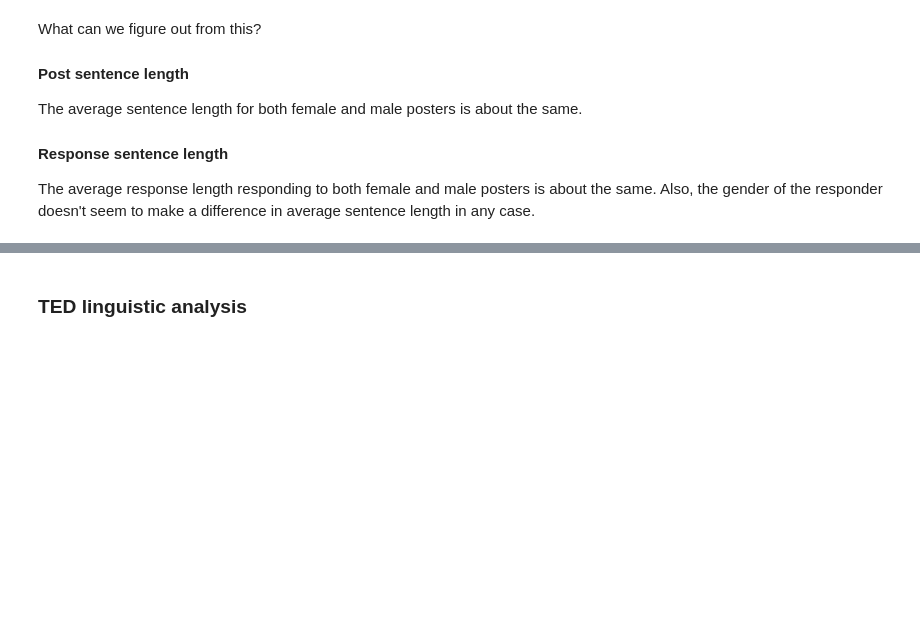
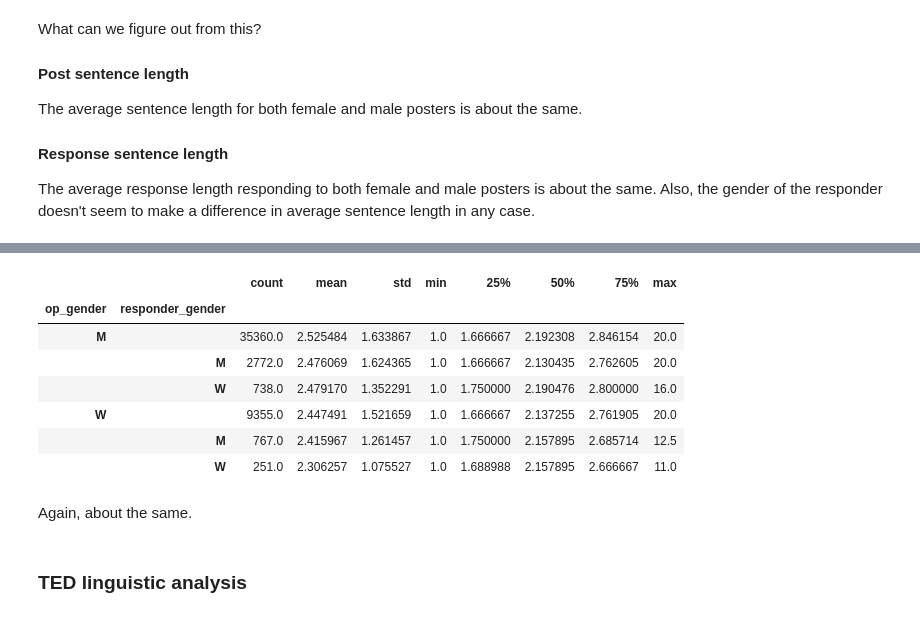
Before and after one commit to Data-Science-for-Linguists-2019/Gendered-Interaction-Online, a Jupyter notebook: main_analysis.ipynb, the cells around one changed output, grey strips where cells are left out. Drawn from its saved outputs; the diff is of its cells as text; code cells hidden in the pictures; blank space fills up the shorter version.

```diff
--- a/main_analysis.ipynb
+++ b/main_analysis.ipynb
@@ -914,3 +1019,9 @@ The average sentence length for both female and male posters is about the same.
 #### Response sentence length
 
 The average response length responding to both female and male posters is about the same. Also, the gender of the responder doesn't seem to make a difference in average sentence length in any case.
+# %%
+# computing average k-band
+reddit_sample['post_avg_kband'] = reddit_sample.post_tokens.map(get_avg_google_kband)
+reddit_sample['response_avg_kband'] = reddit_sample.response_tokens.map(get_avg_google_kband)
+
+reddit_sample.head()
@@ -917,3 +1043,16 @@ The average response length responding to both female and male posters is about
+# %%
+reddit_sample.groupby(['op_gender','responder_gender'])['response_avg_kband'].describe()
+# %% [output]
+|  |  | count | mean | std | min | 25% | 50% | 75% | max |
+| op_gender | responder_gender |  |  |  |  |  |  |  |  |
+| M |  | 35360.0 | 2.525484 | 1.633867 | 1.0 | 1.666667 | 2.192308 | 2.846154 | 20.0 |
+|  | M | 2772.0 | 2.476069 | 1.624365 | 1.0 | 1.666667 | 2.130435 | 2.762605 | 20.0 |
+|  | W | 738.0 | 2.479170 | 1.352291 | 1.0 | 1.750000 | 2.190476 | 2.800000 | 16.0 |
+| W |  | 9355.0 | 2.447491 | 1.521659 | 1.0 | 1.666667 | 2.137255 | 2.761905 | 20.0 |
+|  | M | 767.0 | 2.415967 | 1.261457 | 1.0 | 1.750000 | 2.157895 | 2.685714 | 12.5 |
+|  | W | 251.0 | 2.306257 | 1.075527 | 1.0 | 1.688988 | 2.157895 | 2.666667 | 11.0 |
+# %% [markdown]
+Again, about the same.
 # %% [markdown]
 ### TED linguistic analysis
 # %%
```
Also changed, not shown: parts of 57 cells of this notebook, 1 other file.
